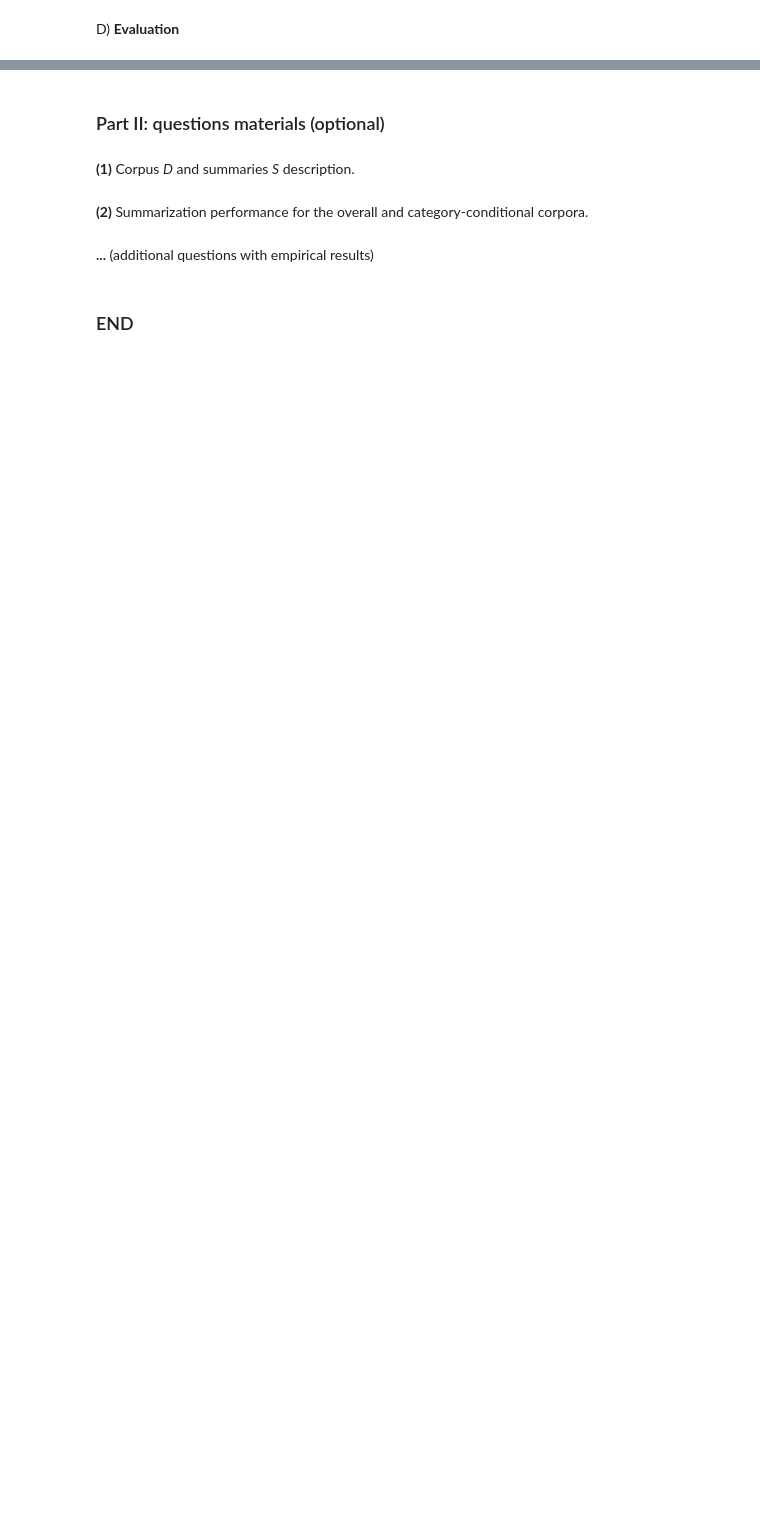
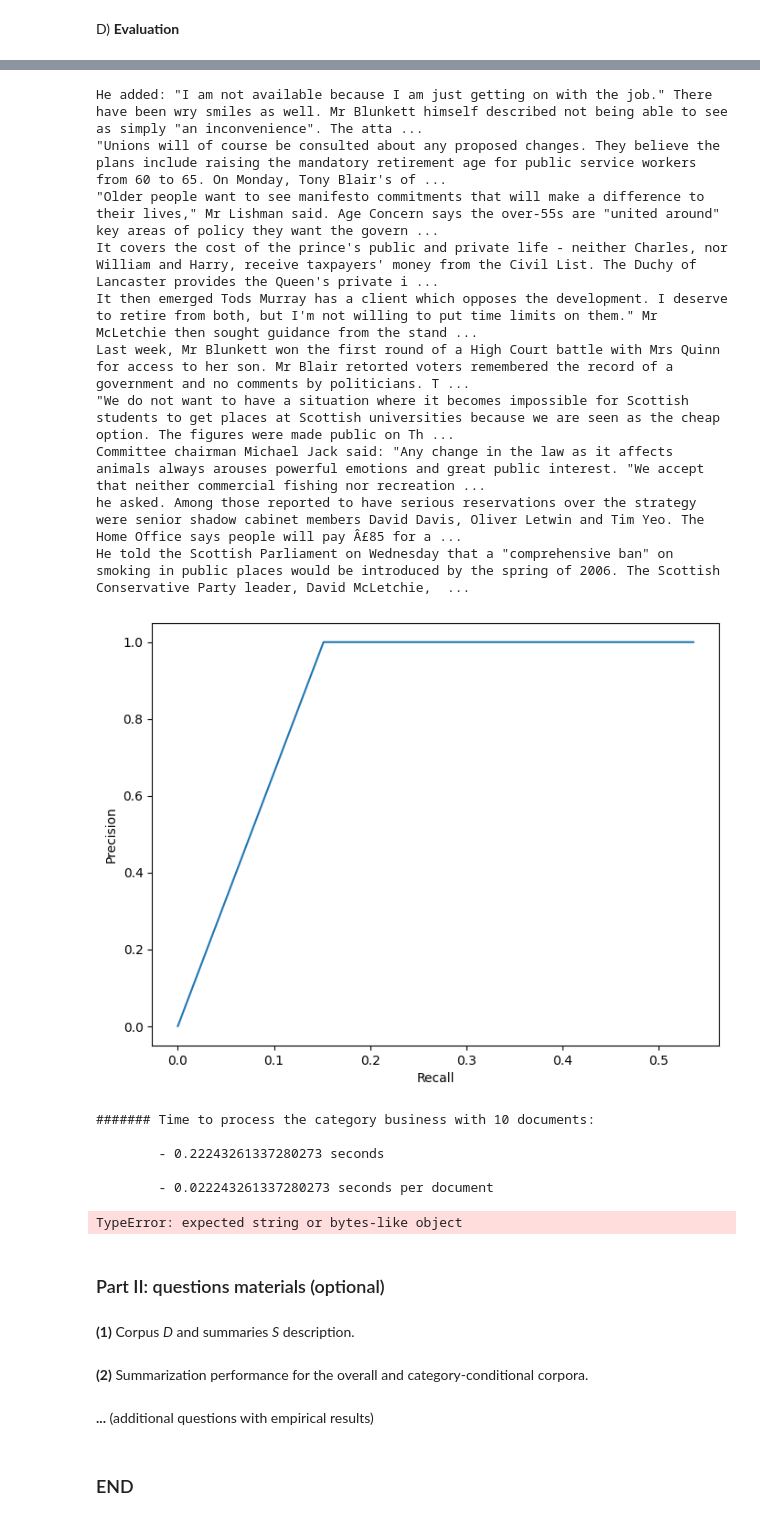
Before and after one commit to danieleavolio/Information-Processing-and-Retrieval, a Jupyter notebook: Project/Code/G8_P1_notebook.ipynb, the cells around one changed output, grey strips where cells are left out. Drawn from its saved outputs; the diff is of its cells as text; code cells hidden in the pictures; blank space fills up the shorter version.

```diff
--- a/Project/Code/G8_P1_notebook.ipynb
+++ b/Project/Code/G8_P1_notebook.ipynb
@@ -510,3 +807,60 @@ D) **Evaluation**
+# %%
+politics_documents = [doc for doc in documents_paths if "politics" in doc][40:50]
+
+normal_summaries = {}
+rrf_summaries = {}
+
+for pol in politics_documents:
+    with open(pol, "r") as file:
+        content = file.read()
+        normal_summaries[pol] = summarization(content, 5, 500, True, ix, scoring_type="BM25")
+        rrf_summaries[pol] = RRF_summary(pol, ix, 5, 500, True)
+
+# Ok now we need to evaluate the summaries
+real_politics_summaries = {}
+for pol in politics_documents:
+    with open(pol, "r") as file:
+        content = file.read()
+        real_politics_summaries[pol] = content
+
+normal_average_precision, normal_average_recall, normal_f1, normal_std_precision, normal_std_recall, normal_m_a_p = evaluation_given_summaries(normal_summaries, real_politics_summaries)
+rrf_average_precision, rrf_average_recall, rrf_f1, rrf_std_precision, rrf_std_recall, rrf_m_a_p = evaluation_given_summaries(rrf_summaries, real_politics_summaries)
+
+print(f"Normal average precision: {normal_average_precision}")
+print(f"RRF average precision: {rrf_average_precision}")
+print()
+print(f"Normal average recall: {normal_average_recall}")
+print(f"RRF average recall: {rrf_average_recall}")
+print()
+print(f"Normal F1 score: {normal_f1}")
+print(f"RRF F1 score: {rrf_f1}")
+print()
+print(f"Normal standard deviation osf precision: {normal_std_precision}")
+print(f"RRF standard deviation of precision: {rrf_std_precision}")
+print()
+print(f"Normal standard deviation of recall: {normal_std_recall}")
+print(f"RRF standard deviation of recall: {rrf_std_recall}")
+print()
+print(f"Normal mean average precision: {normal_m_a_p}")
+print(f"RRF mean average precision: {rrf_m_a_p}")
+# %% [output]
+He added: "I am not available because I am just getting on with the job." There have been wry smiles as well. Mr Blunkett himself described not being able to see as simply "an inconvenience". The atta ...
+"Unions will of course be consulted about any proposed changes. They believe the plans include raising the mandatory retirement age for public service workers from 60 to 65. On Monday, Tony Blair's of ...
+"Older people want to see manifesto commitments that will make a difference to their lives," Mr Lishman said. Age Concern says the over-55s are "united around" key areas of policy they want the govern ...
+It covers the cost of the prince's public and private life - neither Charles, nor William and Harry, receive taxpayers' money from the Civil List. The Duchy of Lancaster provides the Queen's private i ...
+It then emerged Tods Murray has a client which opposes the development. I deserve to retire from both, but I'm not willing to put time limits on them." Mr McLetchie then sought guidance from the stand ...
+Last week, Mr Blunkett won the first round of a High Court battle with Mrs Quinn for access to her son. Mr Blair retorted voters remembered the record of a government and no comments by politicians. T ...
+"We do not want to have a situation where it becomes impossible for Scottish students to get places at Scottish universities because we are seen as the cheap option. The figures were made public on Th ...
+Committee chairman Michael Jack said: "Any change in the law as it affects animals always arouses powerful emotions and great public interest. "We accept that neither commercial fishing nor recreation ...
+he asked. Among those reported to have serious reservations over the strategy were senior shadow cabinet members David Davis, Oliver Letwin and Tim Yeo. The Home Office says people will pay Â£85 for a ...
+He told the Scottish Parliament on Wednesday that a "comprehensive ban" on smoking in public places would be introduced by the spring of 2006. The Scottish Conservative Party leader, David McLetchie,  ...
+[figure, added]
+####### Time to process the category business with 10 documents:
+
+        - 0.22243261337280273 seconds
+
+        - 0.022243261337280273 seconds per document
+TypeError: expected string or bytes-like object
 # %% [markdown]
 <H3>Part II: questions materials (optional)</H3>
 # %% [markdown]
```
Also changed, not shown: parts of 29 cells of this notebook, 5 other files.
